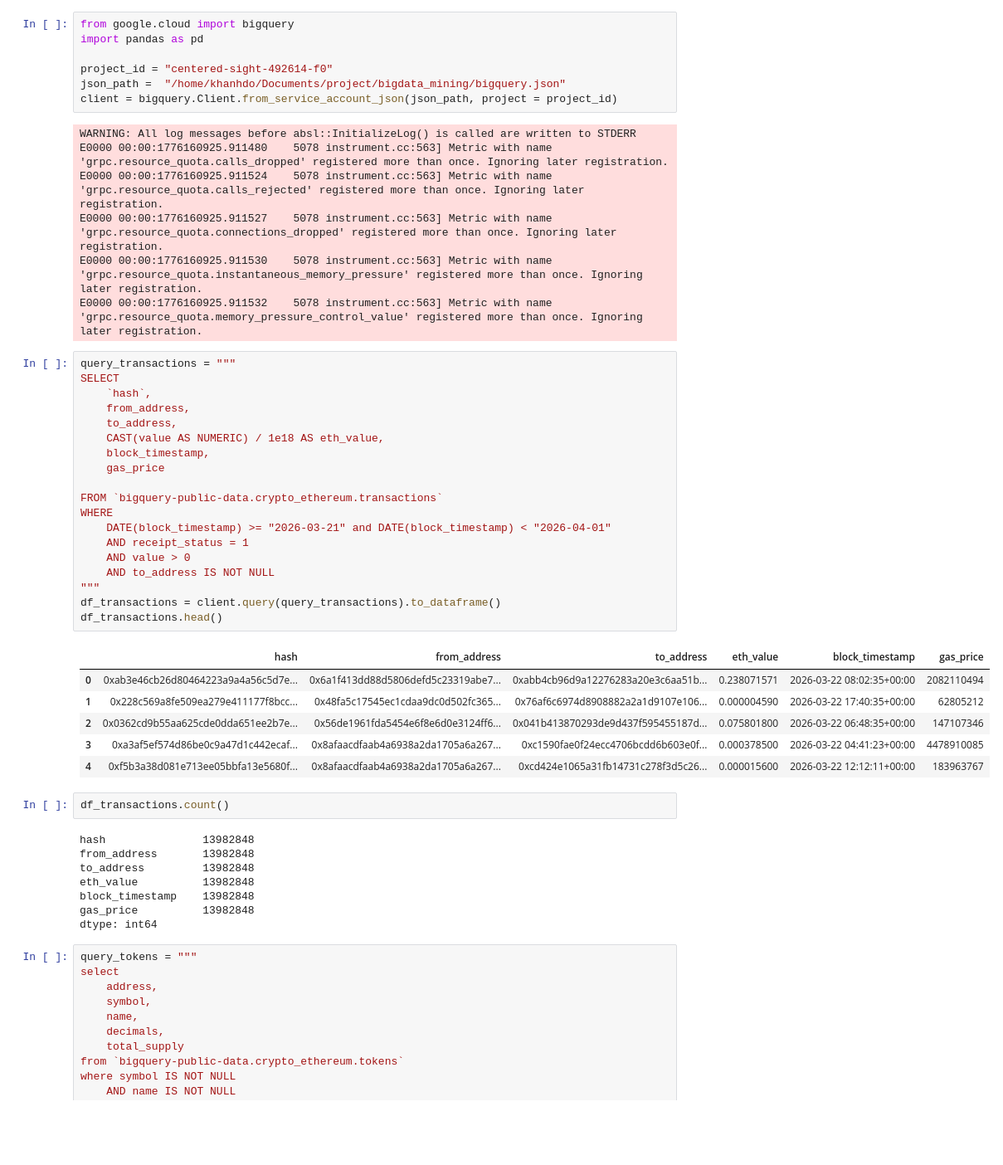
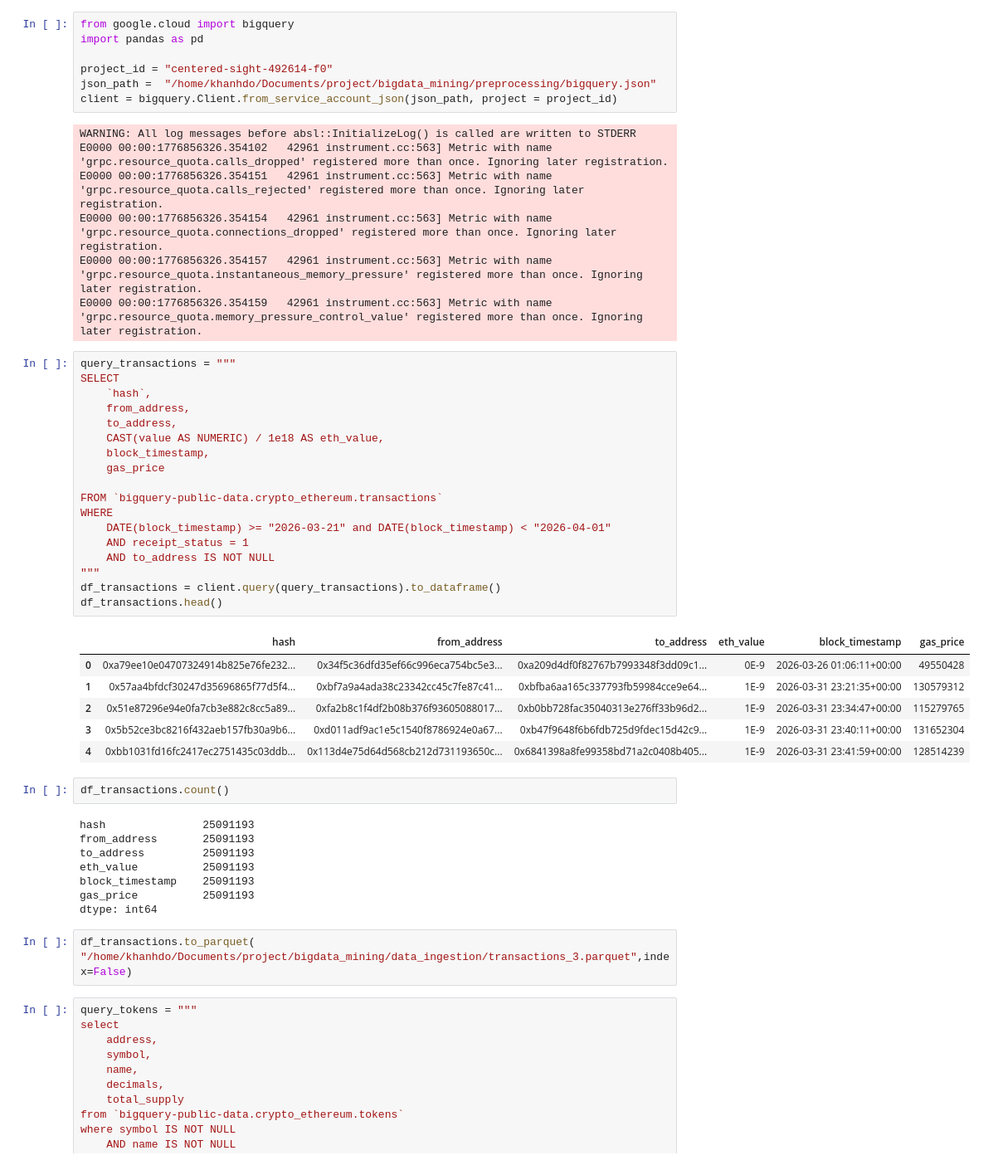
Before and after one commit to KhanhDo4804/BigData_Mining_Project, a Jupyter notebook: preprocessing/ingestion.ipynb, the cells around one changed output. Shown at 83% size. Cells and saved outputs as stored; diff of their text form; blank space fills up the shorter version.

```diff
--- a/preprocessing/ingestion.ipynb
+++ b/preprocessing/ingestion.ipynb
@@ -3,51 +3,52 @@ from google.cloud import bigquery
 import pandas as pd
 
 project_id = "centered-sight-492614-f0"
-json_path =  "/home/khanhdo/Documents/project/bigdata_mining/bigquery.json"
+json_path =  "/home/khanhdo/Documents/project/bigdata_mining/preprocessing/bigquery.json"
 client = bigquery.Client.from_service_account_json(json_path, project = project_id)
 # %% [output]
 WARNING: All log messages before absl::InitializeLog() is called are written to STDERR
-E0000 00:00:1776160925.911480    5078 instrument.cc:563] Metric with name 'grpc.resource_quota.calls_dropped' registered more than once. Ignoring later registration.
-E0000 00:00:1776160925.911524    5078 instrument.cc:563] Metric with name 'grpc.resource_quota.calls_rejected' registered more than once. Ignoring later registration.
-E0000 00:00:1776160925.911527    5078 instrument.cc:563] Metric with name 'grpc.resource_quota.connections_dropped' registered more than once. Ignoring later registration.
-E0000 00:00:1776160925.911530    5078 instrument.cc:563] Metric with name 'grpc.resource_quota.instantaneous_memory_pressure' registered more than once. Ignoring later registration.
-E0000 00:00:1776160925.911532    5078 instrument.cc:563] Metric with name 'grpc.resource_quota.memory_pressure_control_value' registered more than once. Ignoring later registration.
+E0000 00:00:1776856326.354102   42961 instrument.cc:563] Metric with name 'grpc.resource_quota.calls_dropped' registered more than once. Ignoring later registration.
+E0000 00:00:1776856326.354151   42961 instrument.cc:563] Metric with name 'grpc.resource_quota.calls_rejected' registered more than once. Ignoring later registration.
+E0000 00:00:1776856326.354154   42961 instrument.cc:563] Metric with name 'grpc.resource_quota.connections_dropped' registered more than once. Ignoring later registration.
+E0000 00:00:1776856326.354157   42961 instrument.cc:563] Metric with name 'grpc.resource_quota.instantaneous_memory_pressure' registered more than once. Ignoring later registration.
+E0000 00:00:1776856326.354159   42961 instrument.cc:563] Metric with name 'grpc.resource_quota.memory_pressure_control_value' registered more than once. Ignoring later registration.
 # %%
 query_transactions = """
 SELECT
     `hash`,
     from_address,
     to_address,
     CAST(value AS NUMERIC) / 1e18 AS eth_value,
     block_timestamp,
     gas_price
 
 FROM `bigquery-public-data.crypto_ethereum.transactions`
 WHERE
     DATE(block_timestamp) >= "2026-03-21" and DATE(block_timestamp) < "2026-04-01"
     AND receipt_status = 1
-    AND value > 0
     AND to_address IS NOT NULL
 """
 df_transactions = client.query(query_transactions).to_dataframe()
 df_transactions.head()
 # %% [output]
 |  | hash | from_address | to_address | eth_value | block_timestamp | gas_price |
-| 0 | 0xab3e46cb26d80464223a9a4a56c5d7e... | 0x6a1f413dd88d5806defd5c23319abe7... | 0xabb4cb96d9a12276283a20e3c6aa51b... | 0.238071571 | 2026-03-22 08:02:35+00:00 | 2082110494 |
-| 1 | 0x228c569a8fe509ea279e411177f8bcc... | 0x48fa5c17545ec1cdaa9dc0d502fc365... | 0x76af6c6974d8908882a2a1d9107e106... | 0.000004590 | 2026-03-22 17:40:35+00:00 | 62805212 |
-| 2 | 0x0362cd9b55aa625cde0dda651ee2b7e... | 0x56de1961fda5454e6f8e6d0e3124ff6... | 0x041b413870293de9d437f595455187d... | 0.075801800 | 2026-03-22 06:48:35+00:00 | 147107346 |
-| 3 | 0xa3af5ef574d86be0c9a47d1c442ecaf... | 0x8afaacdfaab4a6938a2da1705a6a267... | 0xc1590fae0f24ecc4706bcdd6b603e0f... | 0.000378500 | 2026-03-22 04:41:23+00:00 | 4478910085 |
-| 4 | 0xf5b3a38d081e713ee05bbfa13e5680f... | 0x8afaacdfaab4a6938a2da1705a6a267... | 0xcd424e1065a31fb14731c278f3d5c26... | 0.000015600 | 2026-03-22 12:12:11+00:00 | 183963767 |
+| 0 | 0xa79ee10e04707324914b825e76fe232... | 0x34f5c36dfd35ef66c996eca754bc5e3... | 0xa209d4df0f82767b7993348f3dd09c1... | 0E-9 | 2026-03-26 01:06:11+00:00 | 49550428 |
+| 1 | 0x57aa4bfdcf30247d35696865f77d5f4... | 0xbf7a9a4ada38c23342cc45c7fe87c41... | 0xbfba6aa165c337793fb59984cce9e64... | 1E-9 | 2026-03-31 23:21:35+00:00 | 130579312 |
+| 2 | 0x51e87296e94e0fa7cb3e882c8cc5a89... | 0xfa2b8c1f4df2b08b376f93605088017... | 0xb0bb728fac35040313e276ff33b96d2... | 1E-9 | 2026-03-31 23:34:47+00:00 | 115279765 |
+| 3 | 0x5b52ce3bc8216f432aeb157fb30a9b6... | 0xd011adf9ac1e5c1540f8786924e0a67... | 0xb47f9648f6b6fdb725d9fdec15d42c9... | 1E-9 | 2026-03-31 23:40:11+00:00 | 131652304 |
+| 4 | 0xbb1031fd16fc2417ec2751435c03ddb... | 0x113d4e75d64d568cb212d731193650c... | 0x6841398a8fe99358bd71a2c0408b405... | 1E-9 | 2026-03-31 23:41:59+00:00 | 128514239 |
 # %%
 df_transactions.count()
 # %% [output]
-hash               13982848
-from_address       13982848
-to_address         13982848
-eth_value          13982848
-block_timestamp    13982848
-gas_price          13982848
+hash               25091193
+from_address       25091193
+to_address         25091193
+eth_value          25091193
+block_timestamp    25091193
+gas_price          25091193
 dtype: int64
+# %%
+df_transactions.to_parquet( "/home/khanhdo/Documents/project/bigdata_mining/data_ingestion/transactions_3.parquet",index=False)
 # %%
 query_tokens = """
 select
```
Also changed, not shown: parts of 2 cells of this notebook, 1 other file.
